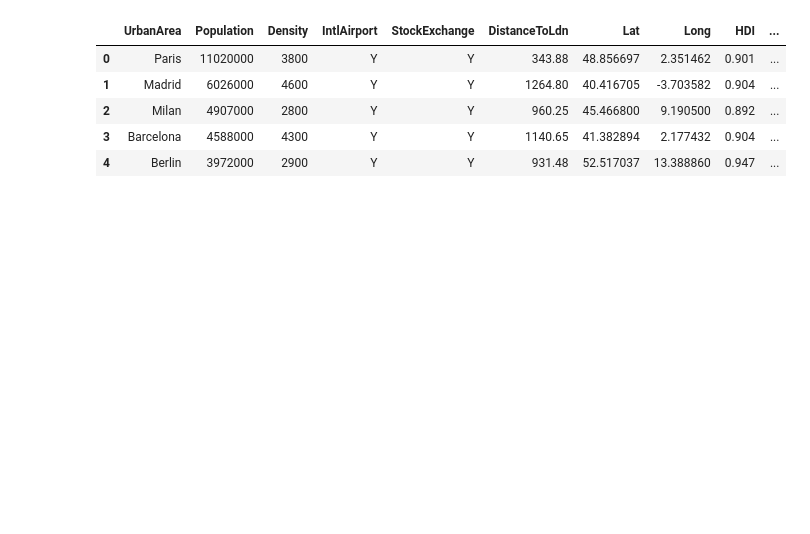
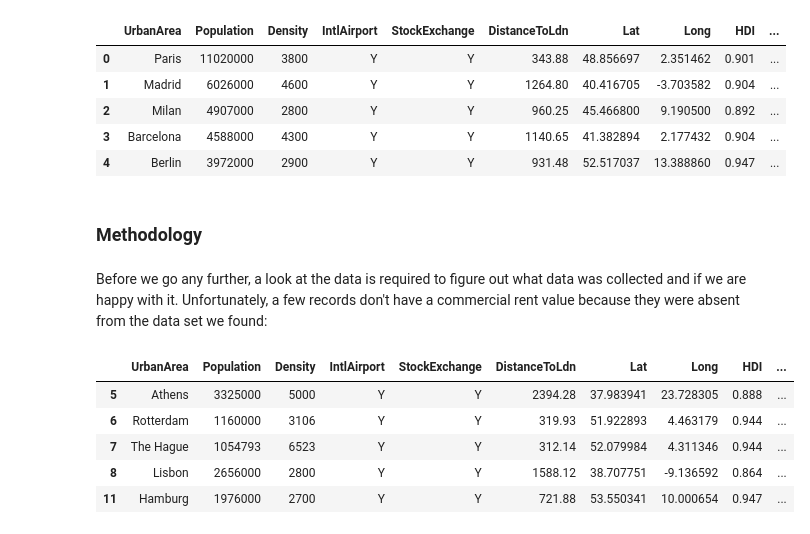
Before and after one commit to RockieG95/Coursera_Capstone, a Jupyter notebook: Capstone Final Project.ipynb, the cells around one changed output. Cells and saved outputs as stored; diff of their text form; code cells hidden in the pictures; blank space fills up the shorter version.

```diff
--- a/Capstone Final Project.ipynb
+++ b/Capstone Final Project.ipynb
@@ -56,3 +56,17 @@ cities_df.head()
 | 2 | Milan | 4907000 | 2800 | Y | Y | 960.25 | 45.466800 | 9.190500 | 0.892 | ... |
 | 3 | Barcelona | 4588000 | 4300 | Y | Y | 1140.65 | 41.382894 | 2.177432 | 0.904 | ... |
 | 4 | Berlin | 3972000 | 2900 | Y | Y | 931.48 | 52.517037 | 13.388860 | 0.947 | ... |
+# %% [markdown]
+### Methodology
+# %% [markdown]
+Before we go any further, a look at the data is required to figure out what data was collected and if we are happy with it. Unfortunately, a few records don't have a commercial rent value because they were absent from the data set we found:
+# %%
+null_data = cities_df[cities_df.isnull().any(axis=1)]
+null_data.head()
+# %% [output]
+|  | UrbanArea | Population | Density | IntlAirport | StockExchange | DistanceToLdn | Lat | Long | HDI | ... |
+| 5 | Athens | 3325000 | 5000 | Y | Y | 2394.28 | 37.983941 | 23.728305 | 0.888 | ... |
+| 6 | Rotterdam | 1160000 | 3106 | Y | Y | 319.93 | 51.922893 | 4.463179 | 0.944 | ... |
+| 7 | The Hague | 1054793 | 6523 | Y | Y | 312.14 | 52.079984 | 4.311346 | 0.944 | ... |
+| 8 | Lisbon | 2656000 | 2800 | Y | Y | 1588.12 | 38.707751 | -9.136592 | 0.864 | ... |
+| 11 | Hamburg | 1976000 | 2700 | Y | Y | 721.88 | 53.550341 | 10.000654 | 0.947 | ... |
```
Also changed, not shown: parts of 33 cells of this notebook.
